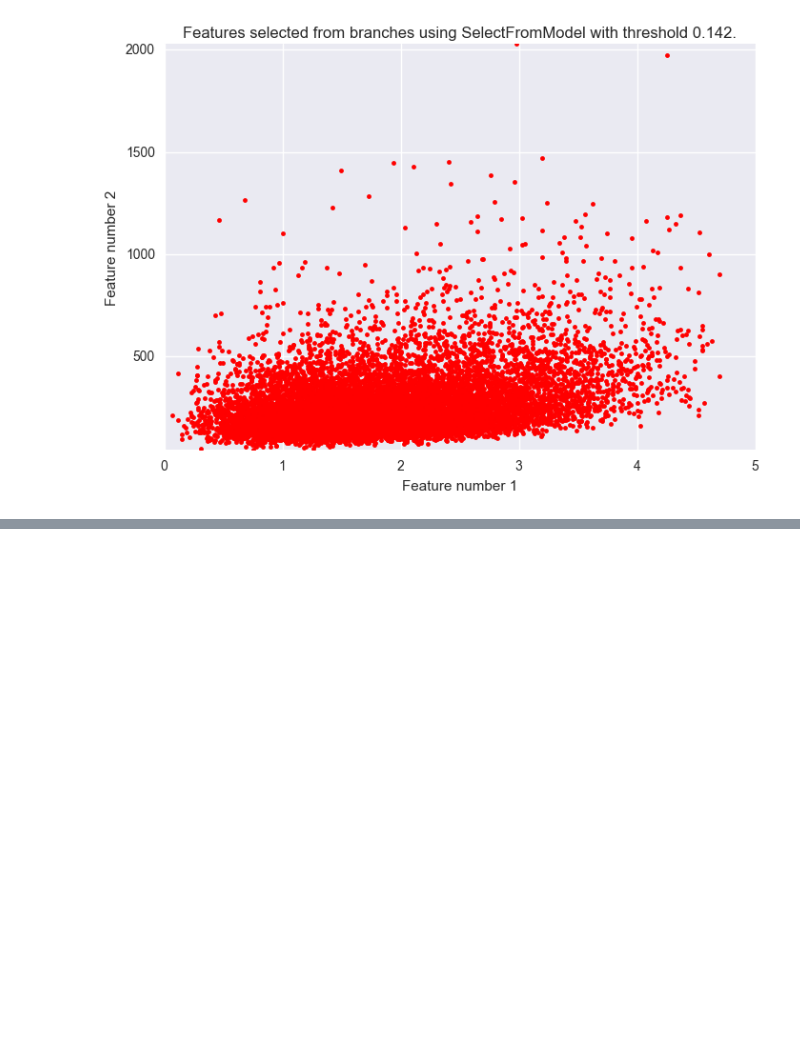
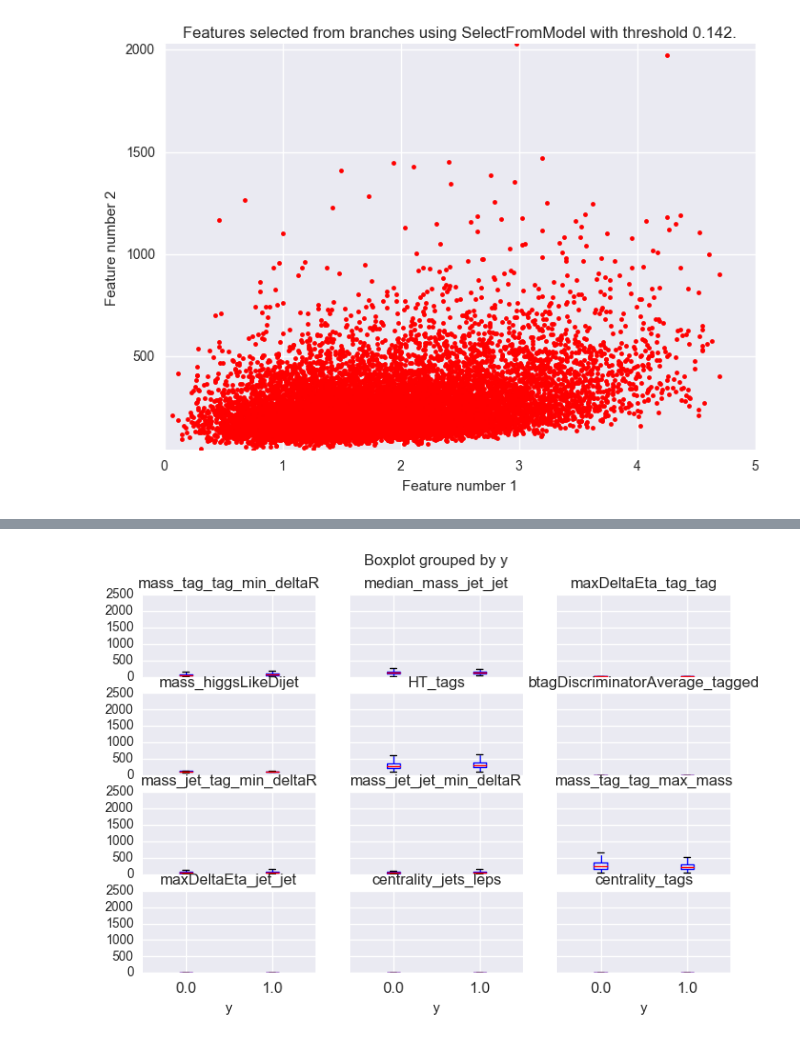
Before and after one commit to chrisjcc/Scripts, a Jupyter notebook: FirstJypyterNotebook.ipynb, the cells around one changed output, grey strips where cells are left out. Cells and saved outputs as stored; diff of their text form; code cells hidden in the pictures; blank space fills up the shorter version.

```diff
--- a/FirstJypyterNotebook.ipynb
+++ b/FirstJypyterNotebook.ipynb
@@ -700,0 +724,19 @@ X_new.shape
+# %%
+# Boxplots
+df.boxplot(by='y',
+           column=["mass_tag_tag_min_deltaR",
+                   "median_mass_jet_jet",
+                   "maxDeltaEta_tag_tag",
+                   "mass_higgsLikeDijet",
+                   "HT_tags",
+                   "btagDiscriminatorAverage_tagged",
+                   "mass_jet_tag_min_deltaR",
+                   "mass_jet_jet_min_deltaR",
+                   "mass_tag_tag_max_mass",
+                   "maxDeltaEta_jet_jet",
+                   "centrality_jets_leps",
+                   "centrality_tags"],
+           return_type='axes')
+plt.show()
+# %% [output]
+[figure, added]
```
Also changed, not shown: parts of 8 cells of this notebook.
